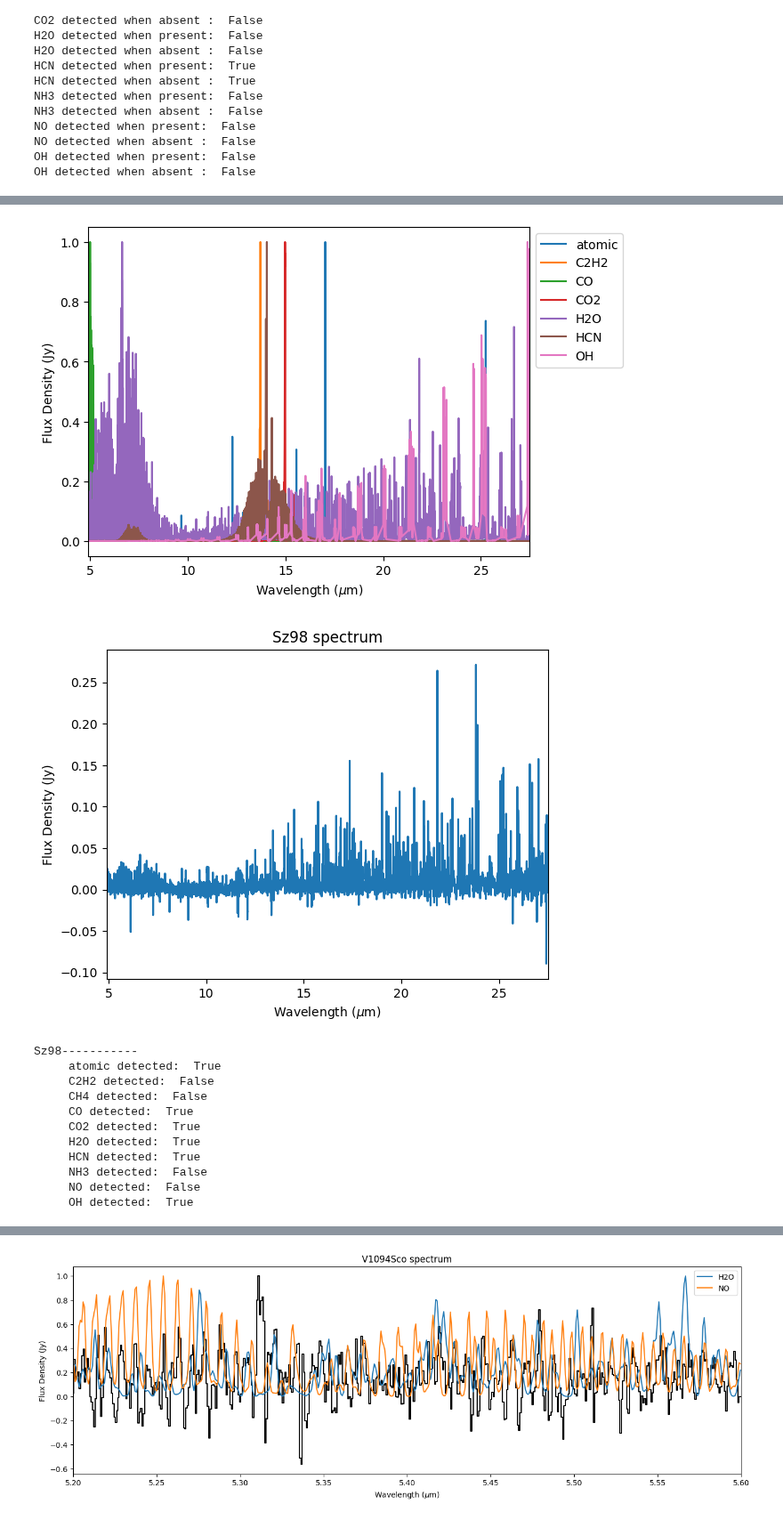
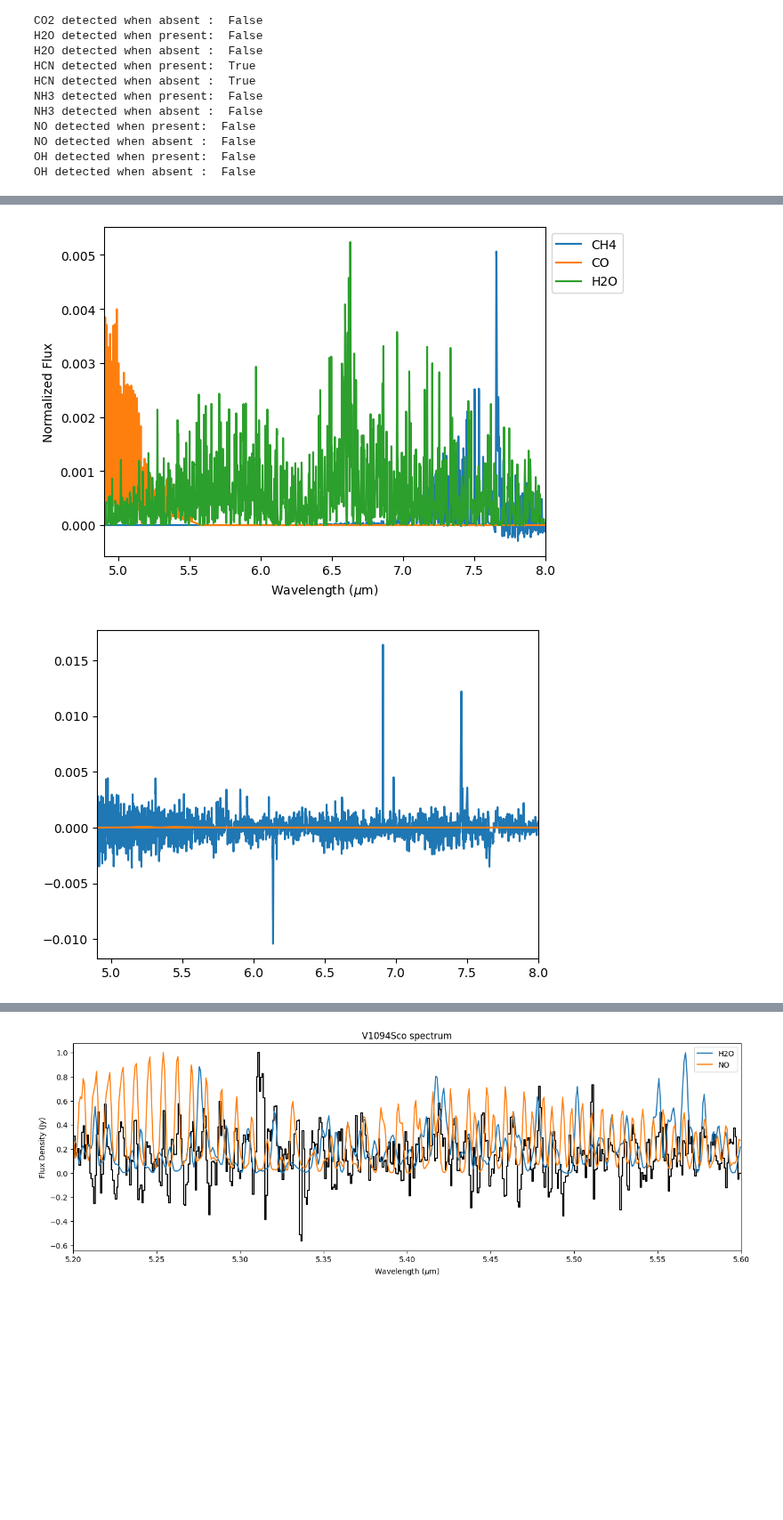
Before and after one commit to nielsklerk/BRP, a Jupyter notebook: Week18Overview.ipynb, the cells around one changed output, grey strips where cells are left out. Shown at 89% size. Saved outputs shown, nothing was run; the diff lists cells and outputs as text; code cells hidden in the pictures; blank space fills up the shorter version.

```diff
--- a/Week18Overview.ipynb
+++ b/Week18Overview.ipynb
@@ -80,13 +80,13 @@ def new_detect_molecule(wavelength, spectrum, specie_spectrum, clip_min=4.9, cli
     p = round(1 - len(test_s_list[test_s_list<test_s])/n_trials, int(np.log10(n_trials)))
     if plot:
         plt.plot(lags_window, Y, label='Cross-correlation')
-        plt.plot(lags_window, X*Y[mid], label='Fitted Auto-correlation')
+        # plt.plot(lags_window, X*Y[mid], label='Fitted Auto-correlation')
         # plt.plot(lags_window, residual, label='Residual')
         plt.axvline(peak_shift, color='gray', linestyle='--', label='Peak')
         plt.axhline(0, color='gray', linestyle=':')
         plt.axvline(-exclude, color='red', linestyle='--')
         plt.axvline(exclude, color='red', linestyle='--', label='Window')
-        plt.title(f'Cross-correlation')
+        plt.title(f'Cross-correlation {title}')
         plt.xlabel('Lag')
         plt.ylabel('Correlation')
         plt.legend(loc='upper left', bbox_to_anchor=(1, 1))
@@ -100,6 +100,11 @@ def new_detect_molecule(wavelength, spectrum, specie_spectrum, clip_min=4.9, cli
         plt.ylabel('Probability Density')
         plt.show()
     return p
+
+def fit_spectrum(wavelength, spectrum, specie_spectrum, clip_min=4.9, clip_max=27.5, peak_shift=0):
+    feature_mask = np.logical_and(wavelength > clip_min, wavelength < clip_max)
+    factor = np.sum(spectrum[feature_mask]*specie_spectrum[feature_mask])/np.sum(specie_spectrum[feature_mask]**2)
+    return factor*specie_spectrum
 # %%
 with open('FLiTsData1000_N.pkl', 'rb') as f:
     df = pickle.load(f)
@@ -238,15 +243,19 @@ for specie in species:
     total_flux /= 25
     avg_flux.update({specie:total_flux})
 # %%
-clip_min, clip_max = 4.9, 27.5
-for Source in ['GWLup', 'Sz98', 'V1094Sco']:
+clip_min, clip_max = 4.9, 8
+species = ['C2H2', 'CH4', 'CO', 'CO2', 'H2O', 'HCN', 'NH3', 'NO', 'OH']
+for Source in ['V1094Sco']:
     file = f'FullSpectrum_CS_{Source}.p'
     data = pickle.load(open(file, 'rb'))
     wavelength = data['Wavelength']
     flux = data['Flux']
     flux_cont_sub = data['CSFlux']
     continuum = data['Baseline']
-    plt.step(wavelength, flux_cont_sub, c='black')
+
+    mask = np.logical_and(wavelength > clip_min, wavelength < clip_max)
+
+    plt.step(wavelength[mask], flux_cont_sub[mask], c='black')
     plt.title(f'{Source} spectrum')
     plt.xlim(clip_min, clip_max)
     plt.xlabel(r'Wavelength ($\mu$m)')
@@ -261,11 +270,23 @@ for Source in ['GWLup', 'Sz98', 'V1094Sco']:
         print('     ' + target + ' detected: ', p<0.05)
         if p<0.05:
             detected_molecules.append(target)
+    total = flux_cont_sub.copy()
     for target in detected_molecules:
-        plt.plot(wavelength, avg_flux[target]/max(avg_flux[target]), label=target)
+        if target=='NO':
+            continue
+        total -= fit_spectrum(wavelength, flux_cont_sub, avg_flux[target],clip_min=clip_min, clip_max=clip_max, peak_shift=0)
+        plt.plot(wavelength[mask], fit_spectrum(wavelength, flux_cont_sub, avg_flux[target],clip_min=clip_min, clip_max=clip_max, peak_shift=0)[mask], label=target)
+    p = new_detect_molecule(wavelength, total, avg_flux['NO'], clip_min=clip_min, clip_max=clip_max, peak_shift=0,
+                        window=300,
+                        exclude=90, title=f'NOPresent')
+    print('     ' + 'NO' + ' detected: ', p<0.05)
     plt.xlim(clip_min, clip_max)
     plt.xlabel(r'Wavelength ($\mu$m)')
     plt.ylabel('Normalized Flux')
     plt.legend(loc='upper left', bbox_to_anchor=(1, 1))
     plt.show()
+    plt.plot(wavelength[mask], total[mask])
+    plt.plot(wavelength[mask], fit_spectrum(wavelength, total, avg_flux['NO'],clip_min=clip_min, clip_max=clip_max, peak_shift=0)[mask])
+    plt.xlim(clip_min, clip_max)
+    plt.show()
 # %% [output]
@@ -284,13 +305,2 @@ GWLup-----------
-[figure, old version]
+[figure, new version]
-[figure, old version]
+[figure, new version]
-Sz98-----------
-     atomic detected:  True
-     C2H2 detected:  False
-     CH4 detected:  False
-     CO detected:  True
-     CO2 detected:  True
-     H2O detected:  True
-     HCN detected:  True
-     NH3 detected:  False
-     NO detected:  False
-     OH detected:  True
```
Also changed, not shown: parts of 5 cells of this notebook, 2 other files.
